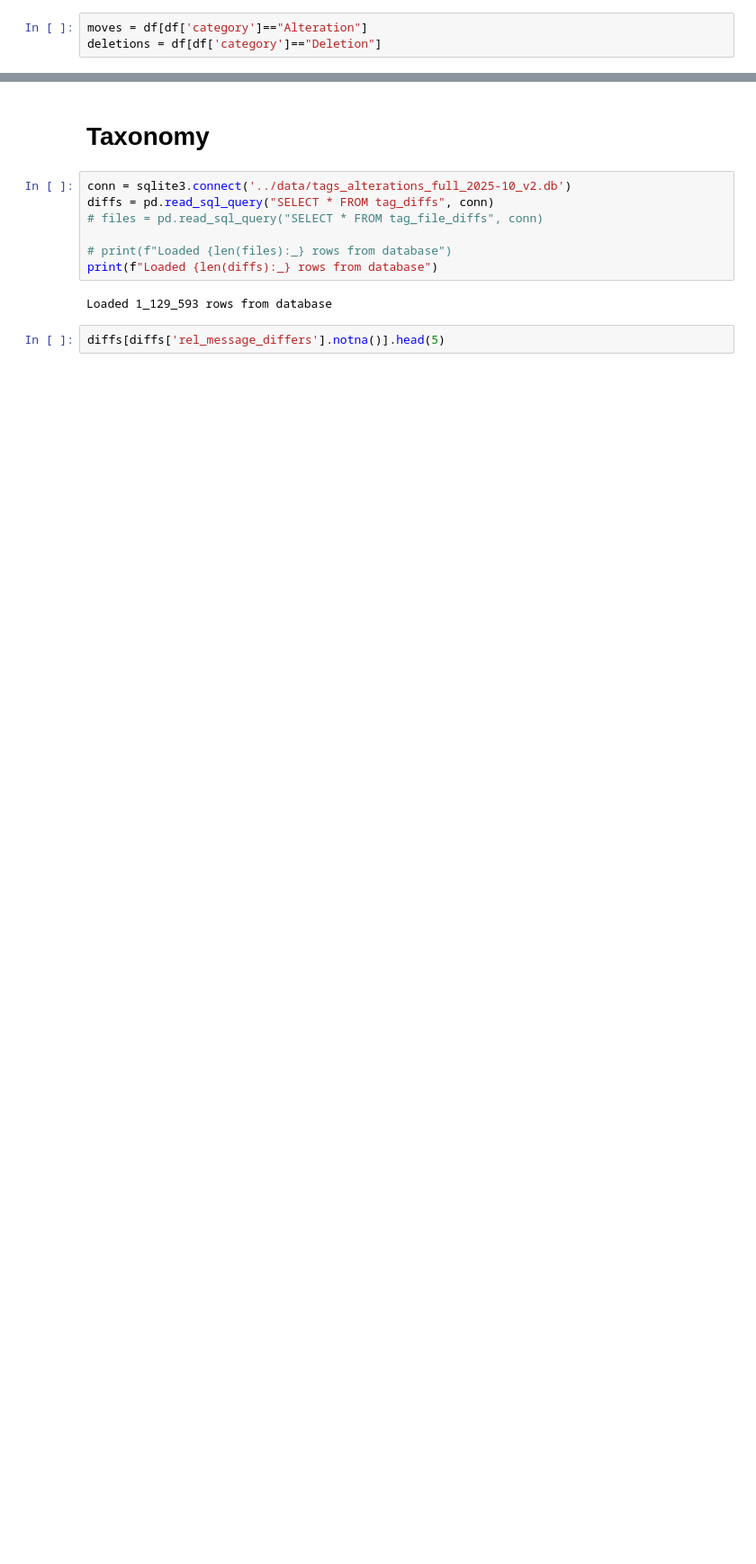
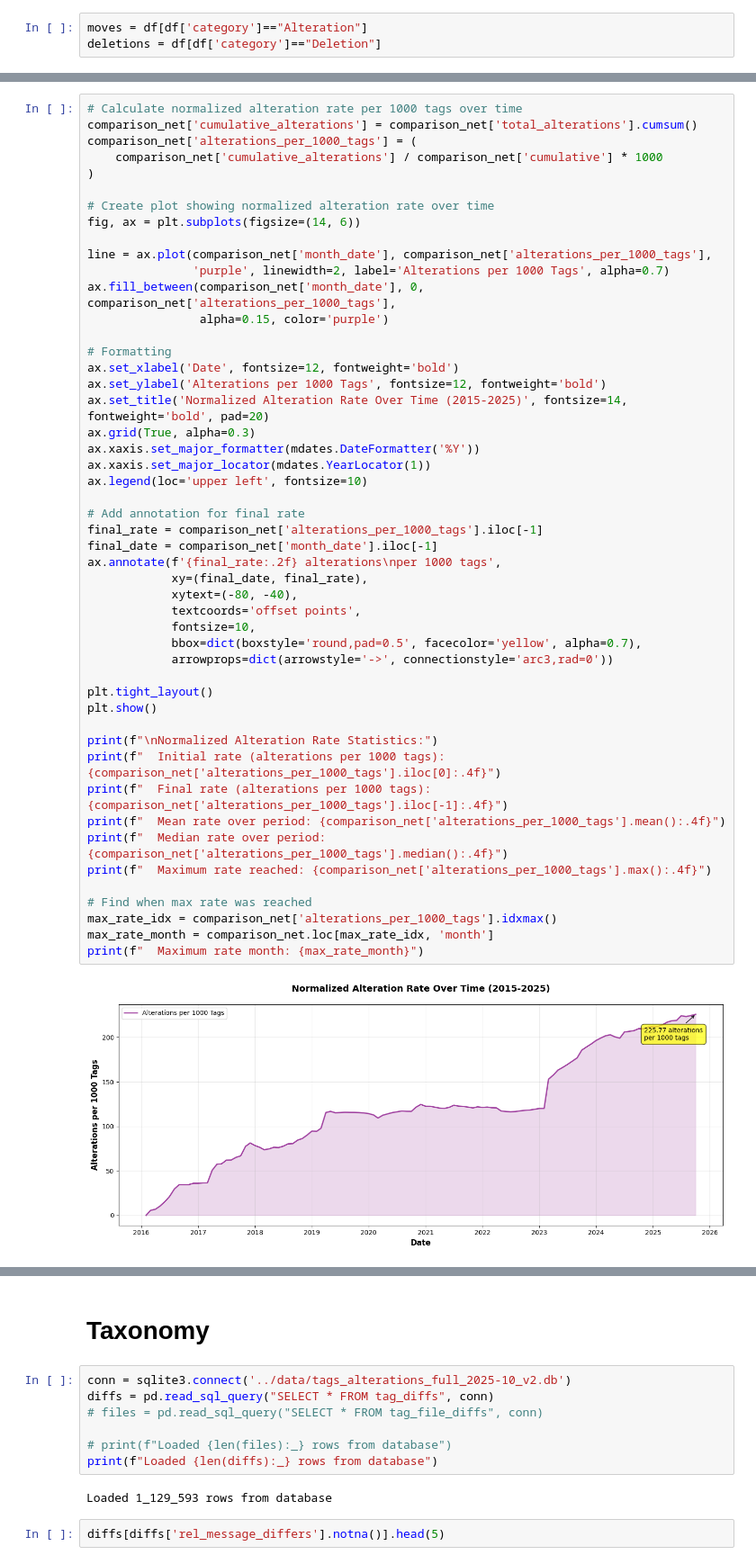
Before and after one commit to srapaport/tags-alterations, a Jupyter notebook: notebooks/quantitative.ipynb, the cells around one changed output, grey strips where cells are left out. Shown at 90% size. Saved outputs shown, nothing was run; the diff lists cells and outputs as text; blank space fills up the shorter version.

```diff
--- a/notebooks/quantitative.ipynb
+++ b/notebooks/quantitative.ipynb
@@ -419,0 +333,51 @@ Alteration rate in period: 0.3384%
+# %%
+# Calculate normalized alteration rate per 1000 tags over time
+comparison_net['cumulative_alterations'] = comparison_net['total_alterations'].cumsum()
+comparison_net['alterations_per_1000_tags'] = (
+    comparison_net['cumulative_alterations'] / comparison_net['cumulative'] * 1000
+)
+
+# Create plot showing normalized alteration rate over time
+fig, ax = plt.subplots(figsize=(14, 6))
+
+line = ax.plot(comparison_net['month_date'], comparison_net['alterations_per_1000_tags'],
+               'purple', linewidth=2, label='Alterations per 1000 Tags', alpha=0.7)
+ax.fill_between(comparison_net['month_date'], 0, comparison_net['alterations_per_1000_tags'],
+                alpha=0.15, color='purple')
+
+# Formatting
+ax.set_xlabel('Date', fontsize=12, fontweight='bold')
+ax.set_ylabel('Alterations per 1000 Tags', fontsize=12, fontweight='bold')
+ax.set_title('Normalized Alteration Rate Over Time (2015-2025)', fontsize=14, fontweight='bold', pad=20)
+ax.grid(True, alpha=0.3)
+ax.xaxis.set_major_formatter(mdates.DateFormatter('%Y'))
+ax.xaxis.set_major_locator(mdates.YearLocator(1))
+ax.legend(loc='upper left', fontsize=10)
+
+# Add annotation for final rate
+final_rate = comparison_net['alterations_per_1000_tags'].iloc[-1]
+final_date = comparison_net['month_date'].iloc[-1]
+ax.annotate(f'{final_rate:.2f} alterations\nper 1000 tags',
+            xy=(final_date, final_rate),
+            xytext=(-80, -40),
+            textcoords='offset points',
+            fontsize=10,
+            bbox=dict(boxstyle='round,pad=0.5', facecolor='yellow', alpha=0.7),
+            arrowprops=dict(arrowstyle='->', connectionstyle='arc3,rad=0'))
+
+plt.tight_layout()
+plt.show()
+
+print(f"\nNormalized Alteration Rate Statistics:")
+print(f"  Initial rate (alterations per 1000 tags): {comparison_net['alterations_per_1000_tags'].iloc[0]:.4f}")
+print(f"  Final rate (alterations per 1000 tags): {comparison_net['alterations_per_1000_tags'].iloc[-1]:.4f}")
+print(f"  Mean rate over period: {comparison_net['alterations_per_1000_tags'].mean():.4f}")
+print(f"  Median rate over period: {comparison_net['alterations_per_1000_tags'].median():.4f}")
+print(f"  Maximum rate reached: {comparison_net['alterations_per_1000_tags'].max():.4f}")
+
+# Find when max rate was reached
+max_rate_idx = comparison_net['alterations_per_1000_tags'].idxmax()
+max_rate_month = comparison_net.loc[max_rate_idx, 'month']
+print(f"  Maximum rate month: {max_rate_month}")
+# %% [output]
+[figure, added]
```
Also changed, not shown: parts of 38 cells of this notebook, 1 other file.
